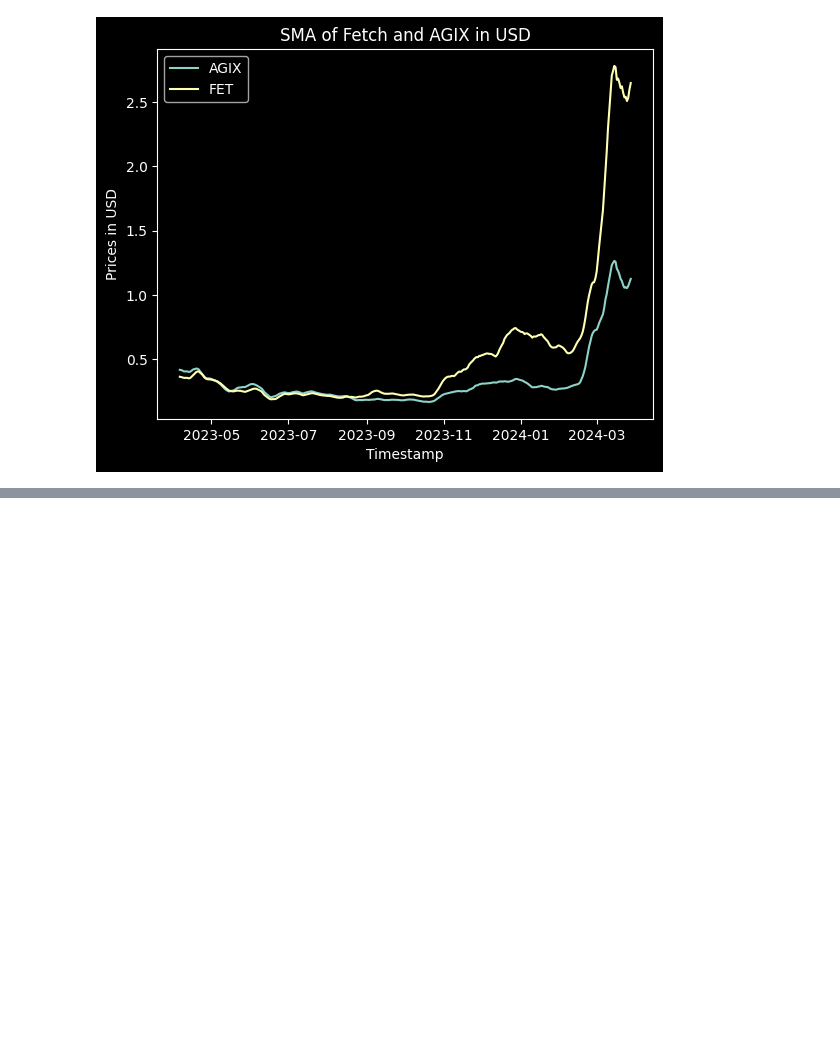
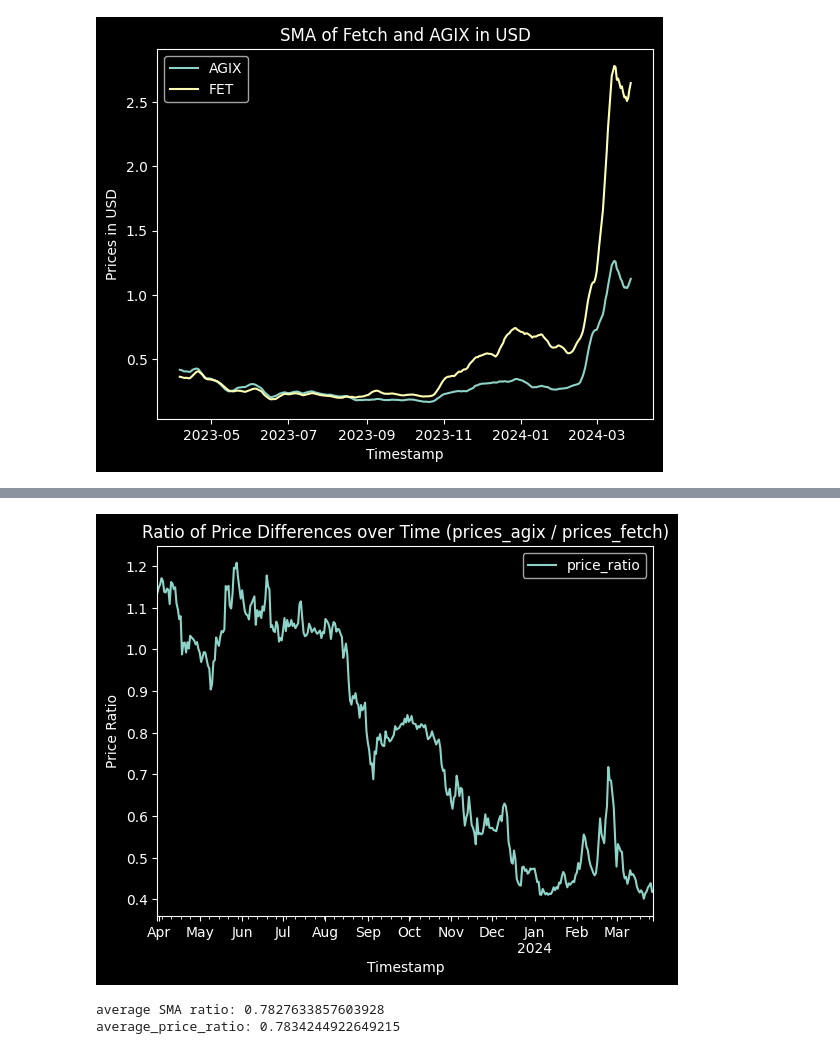
Before and after one commit to Murat-U-Saglam/AGIX----ASI-feasability-analysis, a Jupyter notebook: feasability.ipynb, the cells around one changed output, grey strips where cells are left out. Saved outputs shown, nothing was run; the diff lists cells and outputs as text; code cells hidden in the pictures; blank space fills up the shorter version.

```diff
--- a/feasability.ipynb
+++ b/feasability.ipynb
@@ -107,0 +106,18 @@ plt.show()
+# %%
+df_merged['price_ratio'] = df_merged['prices_agix']/ df_merged['prices_fetch']
+df_merged.plot(x='timestamp', y='price_ratio', kind='line')
+plt.xlabel(xlabel='Timestamp')
+plt.ylabel(ylabel='Price Ratio')
+plt.title(label='Ratio of Price Differences over Time (prices_agix / prices_fetch)')
+plt.show()
+# %% [output]
+[figure, added]
+# %%
+average_price_ratio = df_merged['price_ratio'].mean()
+average_sma_ratio = df_merged['SMA_ratio'].mean()
+print(f"average SMA ratio: {average_sma_ratio}")
+print(f"average_price_ratio: {average_price_ratio}")
+# Our current weighting is 1:0.4333 FETCH:AGIX
+# %% [output]
+average SMA ratio: 0.7827633857603928
+average_price_ratio: 0.7834244922649215
```
Also changed, not shown: parts of 2 cells of this notebook.
